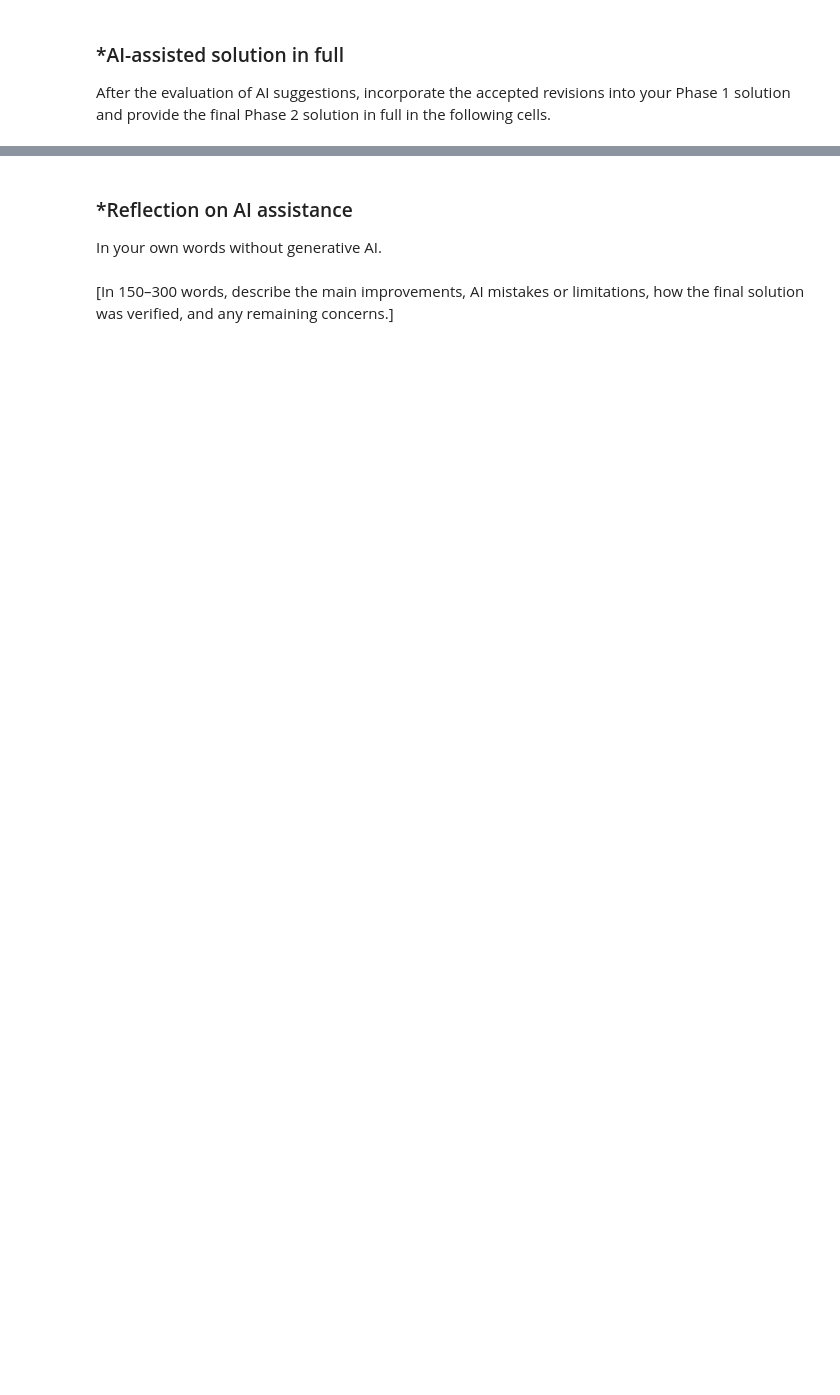
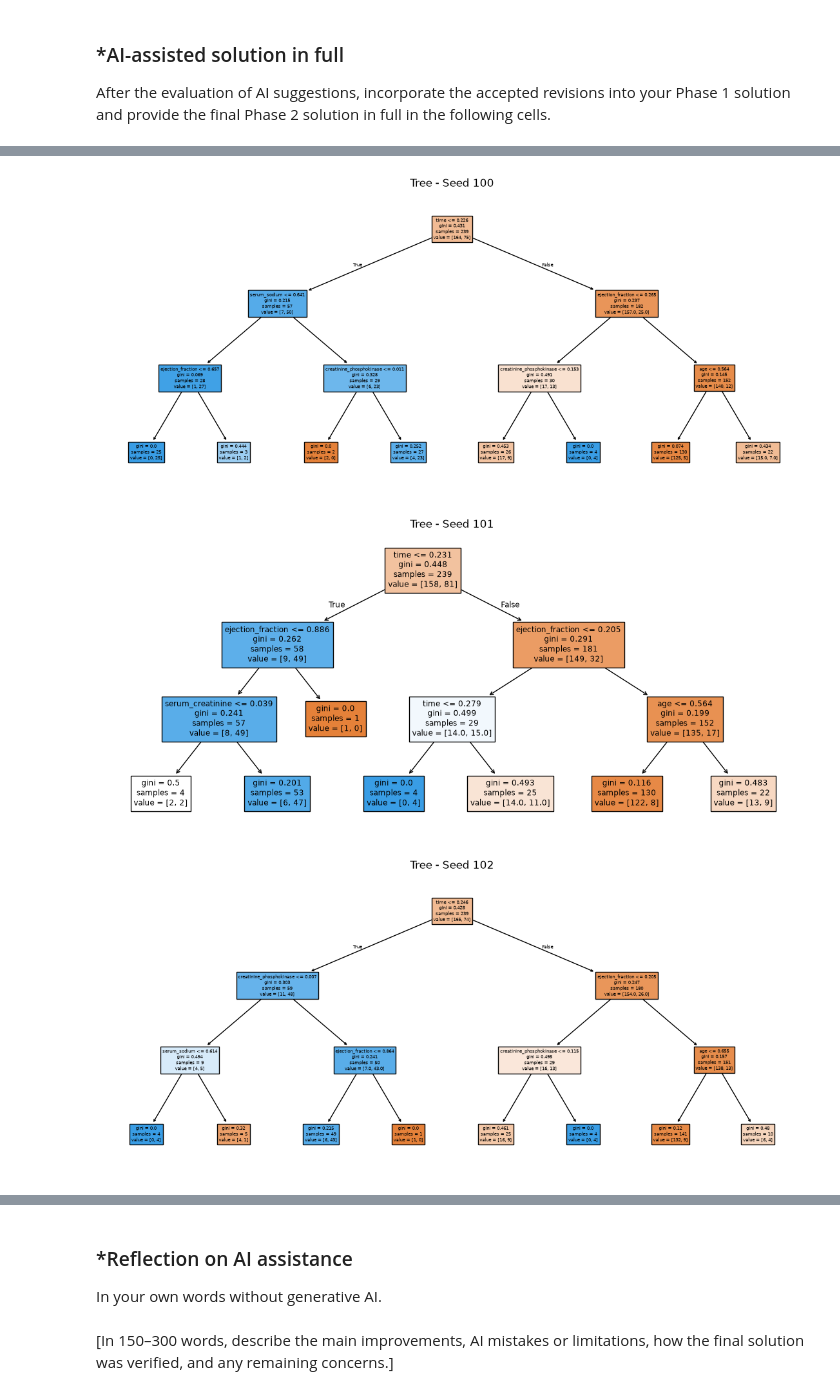
Before and after one commit to ran3ds-creator/L03-tree-stability, a Jupyter notebook: notebook.ipynb, the cells around one changed output, grey strips where cells are left out. Saved outputs shown, nothing was run; the diff lists cells and outputs as text; code cells hidden in the pictures; blank space fills up the shorter version.

```diff
--- a/notebook.ipynb
+++ b/notebook.ipynb
@@ -386,0 +505,22 @@ After the evaluation of AI suggestions, incorporate the accepted revisions into
+# %%
+alt_tree_preds, alt_log_preds, alt_tree_models = {}, {}, {}
+
+for seed in ALT_SEEDS:
+    xtr_raw, xte_raw, ytr, yte = train_test_split(
+        eval_x_raw, eval_y, test_size=0.20, random_state=seed
+    )
+    sc = MinMaxScaler().fit(xtr_raw)
+    xtr, xte = sc.transform(xtr_raw), sc.transform(xte_raw)
+
+    tree_s = DecisionTreeClassifier(max_depth=3, random_state=BASE_SEED).fit(xtr, ytr)
+    log_s = LogisticRegression(max_iter=10000).fit(xtr, ytr)
+
+    # predict on the BASE test set, scaled with THIS model's scaler
+    x_base_test_s = sc.transform(x_test_raw)
+    alt_tree_preds[seed] = tree_s.predict_proba(x_base_test_s)[:, 1]
+    alt_log_preds[seed] = log_s.predict_proba(x_base_test_s)[:, 1]
+    alt_tree_models[seed] = tree_s
+
+    print(f"--- Seed {seed} (own test split) ---")
+    print("Tree acc:", round(tree_s.score(xte, yte), 4), "| Logit acc:", round(log_s.score(xte, yte), 4))
+    print("Logistic coefs:", log_s.coef_[0].round(4), "\n")
@@ -386,0 +547,18 @@ After the evaluation of AI suggestions, incorporate the accepted revisions into
+# %%
+from sklearn.tree import plot_tree
+import matplotlib.pyplot as plt
+
+plt.figure(figsize=(14, 6))
+plot_tree(tree_model, feature_names=eval_x_raw.columns, filled=True)
+plt.title("Tree - Seed 100")
+plt.show()
+
+for seed in seeds:
+    plt.figure(figsize=(14, 6))
+    plot_tree(alt_tree_models[seed], feature_names=eval_x_raw.columns, filled=True)
+    plt.title(f"Tree - Seed {seed}")
+    plt.show()
+# %% [output]
+[figure, added]
+[figure, added]
+[figure, added]
```
Also changed, not shown: parts of 32 cells of this notebook.
